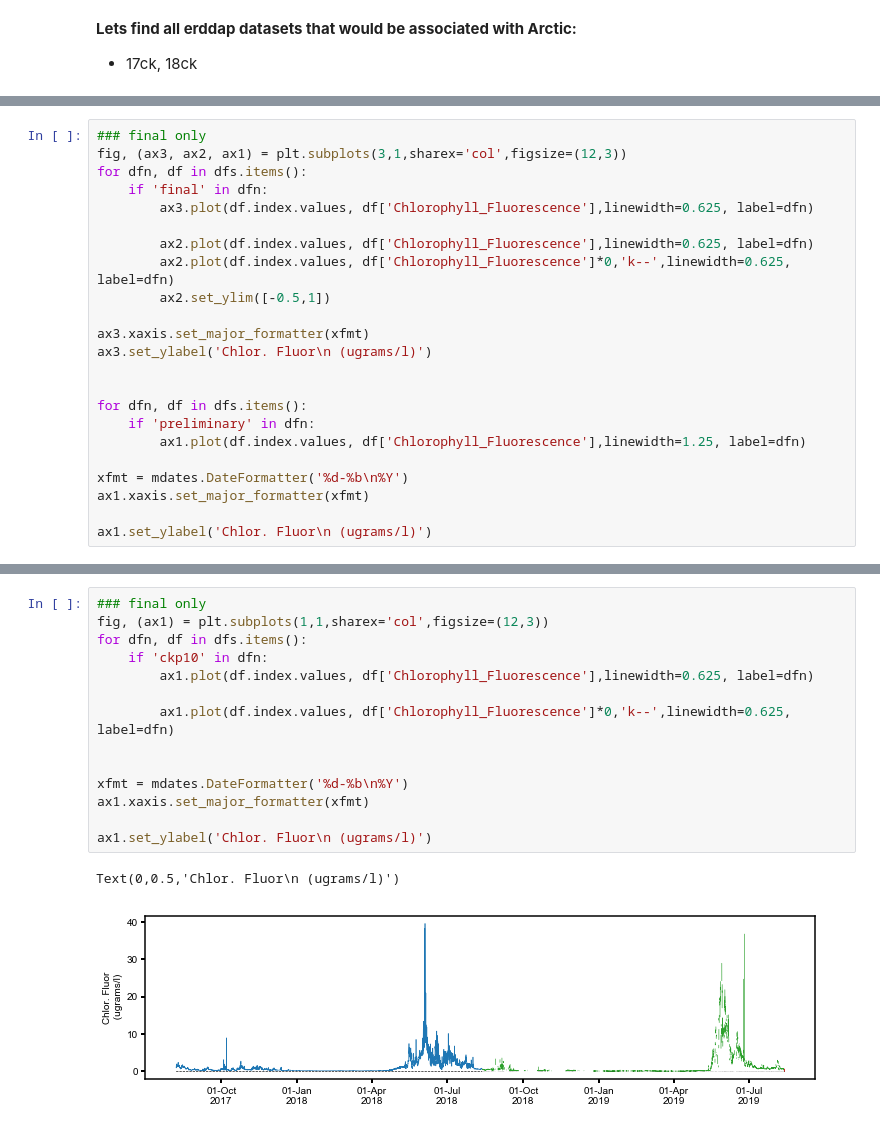
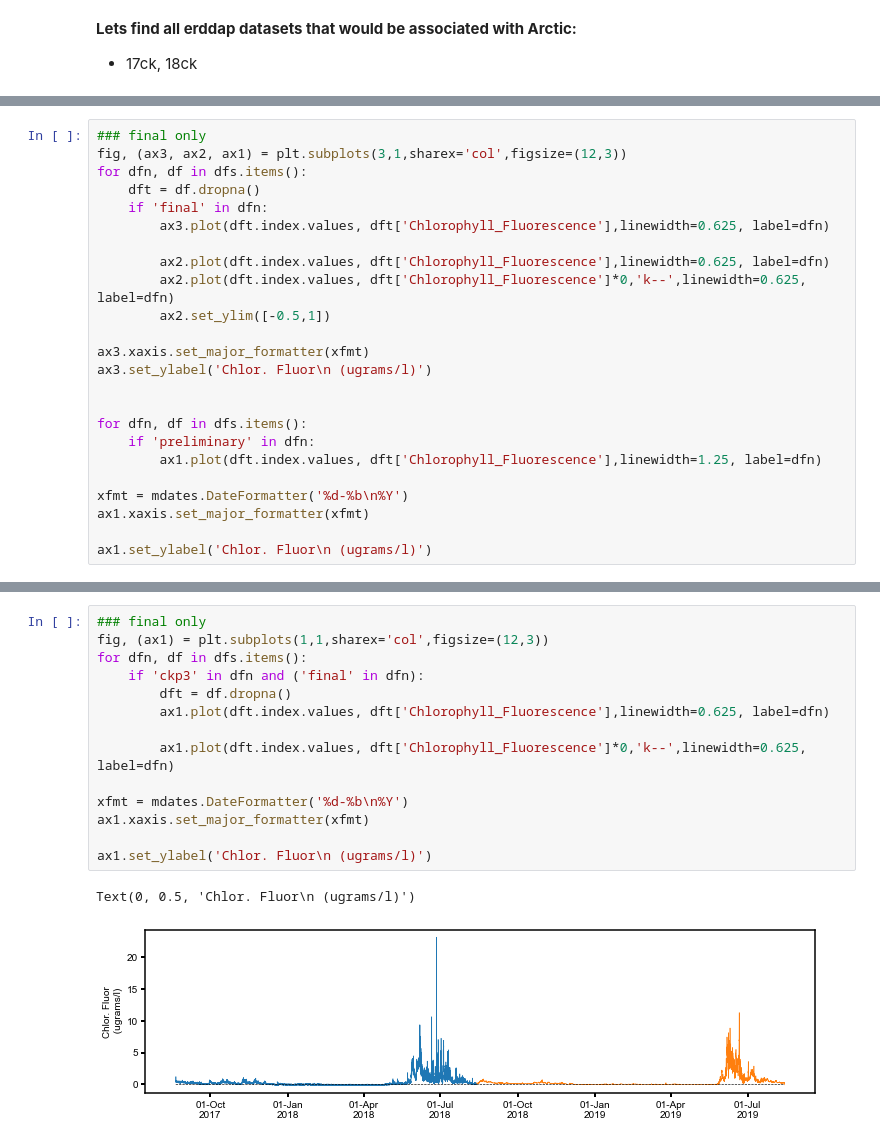
Before and after one commit to NOAA-PMEL/EcoFOCI_Jupyter_Notebooks, a Jupyter notebook: EcoFOCI_Moorings/Arctic_Evaluations/CK_Chlor_erddap.ipynb, the cells around one changed output, grey strips where cells are left out. Drawn from its saved outputs; the diff is of its cells as text.

```diff
--- a/EcoFOCI_Moorings/Arctic_Evaluations/CK_Chlor_erddap.ipynb
+++ b/EcoFOCI_Moorings/Arctic_Evaluations/CK_Chlor_erddap.ipynb
@@ -206,11 +226,12 @@ for dfn, df in dfs.items():
 ### final only
 fig, (ax3, ax2, ax1) = plt.subplots(3,1,sharex='col',figsize=(12,3))
 for dfn, df in dfs.items():
+    dft = df.dropna()
     if 'final' in dfn:
-        ax3.plot(df.index.values, df['Chlorophyll_Fluorescence'],linewidth=0.625, label=dfn)
+        ax3.plot(dft.index.values, dft['Chlorophyll_Fluorescence'],linewidth=0.625, label=dfn)
 
-        ax2.plot(df.index.values, df['Chlorophyll_Fluorescence'],linewidth=0.625, label=dfn)
-        ax2.plot(df.index.values, df['Chlorophyll_Fluorescence']*0,'k--',linewidth=0.625, label=dfn)
+        ax2.plot(dft.index.values, dft['Chlorophyll_Fluorescence'],linewidth=0.625, label=dfn)
+        ax2.plot(dft.index.values, dft['Chlorophyll_Fluorescence']*0,'k--',linewidth=0.625, label=dfn)
         ax2.set_ylim([-0.5,1])
 
 ax3.xaxis.set_major_formatter(xfmt)
@@ -219,7 +240,7 @@ ax3.set_ylabel('Chlor. Fluor\n (ugrams/l)')
 
 for dfn, df in dfs.items():
     if 'preliminary' in dfn:
-        ax1.plot(df.index.values, df['Chlorophyll_Fluorescence'],linewidth=1.25, label=dfn)
+        ax1.plot(dft.index.values, dft['Chlorophyll_Fluorescence'],linewidth=1.25, label=dfn)
 
 xfmt = mdates.DateFormatter('%d-%b\n%Y')
 ax1.xaxis.set_major_formatter(xfmt)
@@ -231,17 +252,17 @@ Text(0,0.5,'Chlor. Fluor\n (ugrams/l)')
 # %%
 ### final only
 fig, (ax1) = plt.subplots(1,1,sharex='col',figsize=(12,3))
 for dfn, df in dfs.items():
-    if 'ckp10' in dfn:
-        ax1.plot(df.index.values, df['Chlorophyll_Fluorescence'],linewidth=0.625, label=dfn)
+    if 'ckp3' in dfn and ('final' in dfn):
+        dft = df.dropna()
+        ax1.plot(dft.index.values, dft['Chlorophyll_Fluorescence'],linewidth=0.625, label=dfn)
 
-        ax1.plot(df.index.values, df['Chlorophyll_Fluorescence']*0,'k--',linewidth=0.625, label=dfn)
-
+        ax1.plot(dft.index.values, dft['Chlorophyll_Fluorescence']*0,'k--',linewidth=0.625, label=dfn)
 
 xfmt = mdates.DateFormatter('%d-%b\n%Y')
 ax1.xaxis.set_major_formatter(xfmt)
 
 ax1.set_ylabel('Chlor. Fluor\n (ugrams/l)')
 # %% [output]
-Text(0,0.5,'Chlor. Fluor\n (ugrams/l)')
+Text(0, 0.5, 'Chlor. Fluor\n (ugrams/l)')
-[figure, old version]
+[figure, new version]
```
Also changed, not shown: parts of 5 cells of this notebook.
